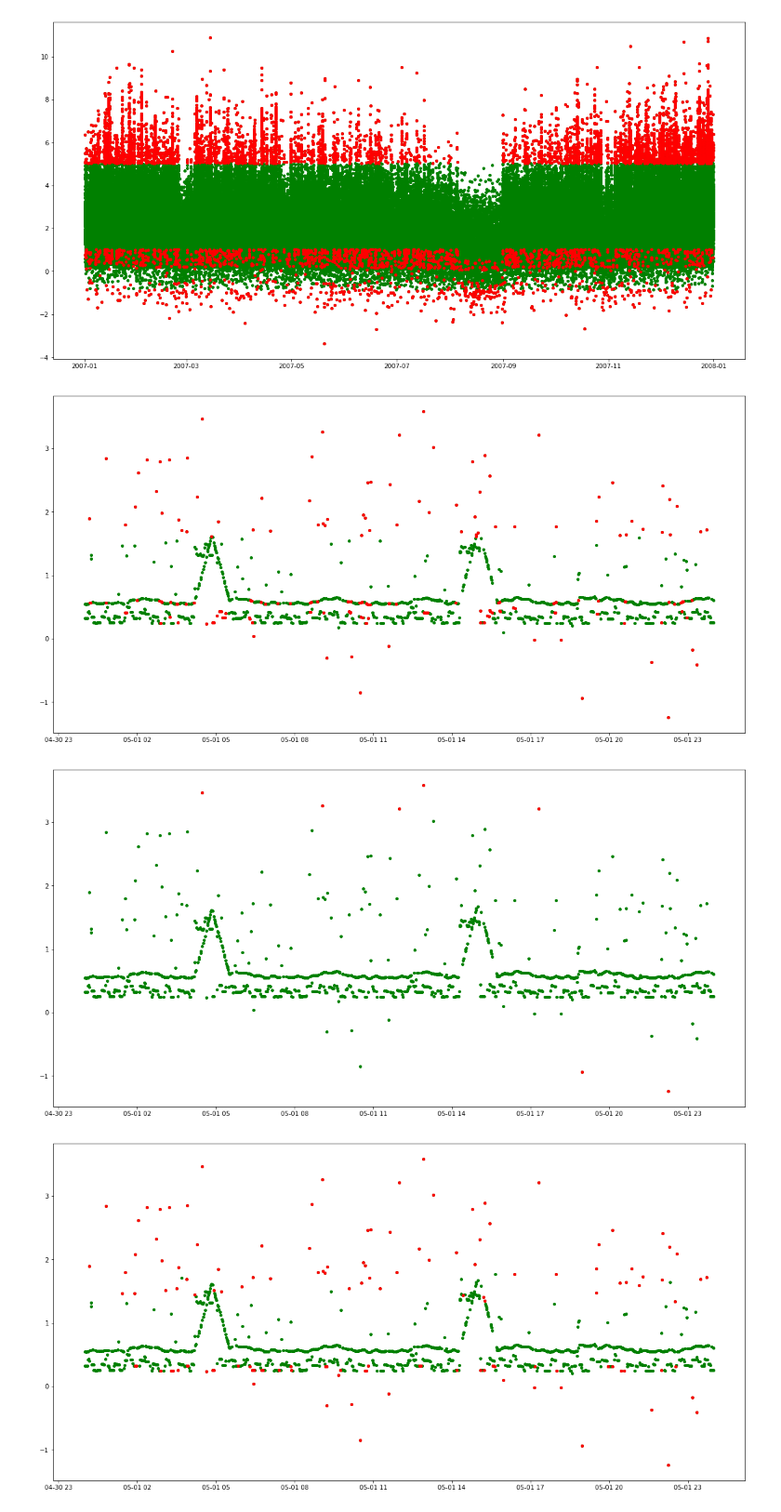
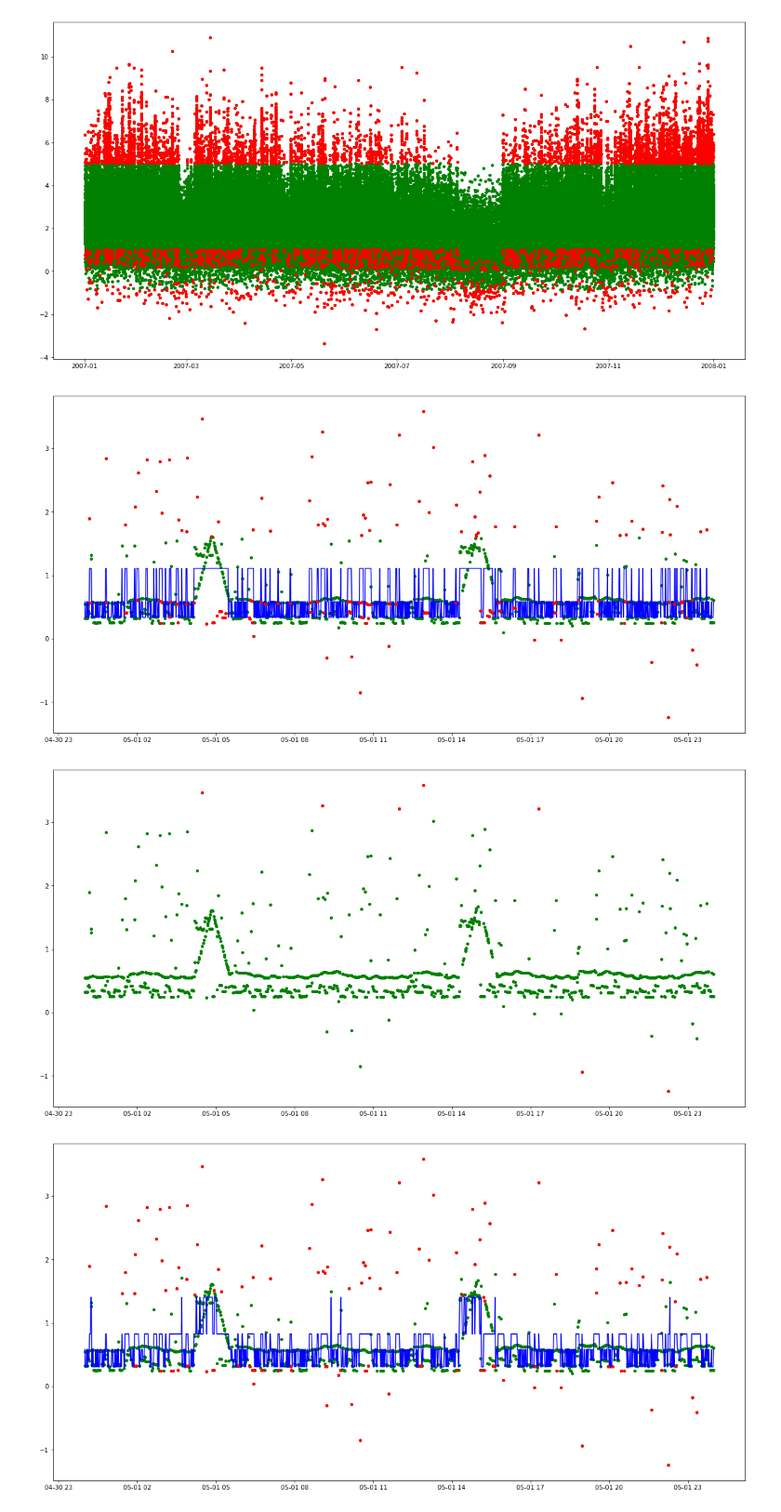
Before and after one commit to Janetx/PowerGrid, a Jupyter notebook: PointAnomaly Demo Project.ipynb, the cells around one changed output. Shown at 93% size. Drawn from its saved outputs; the diff is of its cells as text; code cells hidden in the pictures.

```diff
--- a/PointAnomaly Demo Project.ipynb
+++ b/PointAnomaly Demo Project.ipynb
@@ -30,7 +30,7 @@ test = 'data/test/test_v1.csv'
 # %%
 power_grid = powergrid_data.datasets(train, test)
 # %%
-def pointAnomalyAnalyzer(power_grid, fullYear=None, fullMonth=[None], fullDay=None, threshold=1, n_comp=3):
+def pointAnomalyAnalyzer(power_grid, fullYear=None, fullMonth=[None], fullDay=None, threshold=1, n_comp=3, enable_meanStates = False):
 
     analyze = analyzer(power_grid)
 
@@ -107,6 +107,8 @@ def pointAnomalyAnalyzer(power_grid, fullYear=None, fullMonth=[None], fullDay=No
 
     plt.figure(figsize=(20,10))
     plt.plot(test_dates, test_observation, 'go', markersize=4)
+    if enable_meanStates:
+        plt.plot(test_dates, meanStates, 'b', markersize=4)
     plt.plot(test_dates, test_features_anomaly, 'ro', markersize=4)
 # %%
 # Full Year 2007
@@ -117,13 +119,13 @@ pointAnomalyAnalyzer(power_grid=power_grid, fullYear=2007, fullMonth=[None], thr
 [figure]
 # %%
 # May 1, 2007
-pointAnomalyAnalyzer(power_grid=power_grid, fullYear=2007, fullMonth=['May'], fullDay=1, threshold = 0.5, n_comp = 3)
+pointAnomalyAnalyzer(power_grid=power_grid, fullYear=2007, fullMonth=['May'], fullDay=1, threshold = 0.5, n_comp = 3, enable_meanStates = True)
 pointAnomalyAnalyzer(power_grid=power_grid, fullYear=2007, fullMonth=['May'], fullDay=1, threshold = 2, n_comp = 3)
-pointAnomalyAnalyzer(power_grid=power_grid, fullYear=2007, fullMonth=['May'], fullDay=1, threshold = 0.5, n_comp = 5)
+pointAnomalyAnalyzer(power_grid=power_grid, fullYear=2007, fullMonth=['May'], fullDay=1, threshold = 0.5, n_comp = 5, enable_meanStates = True)
 # %% [output]
-[figure, old version]
+[figure, new version]
 [figure]
-[figure, old version]
+[figure, new version]
 # %%
 # Last half of Feb 2007
 pointAnomalyAnalyzer(power_grid=power_grid, fullYear=2007, fullMonth=['February'], threshold = 1, n_comp = 3)
```
